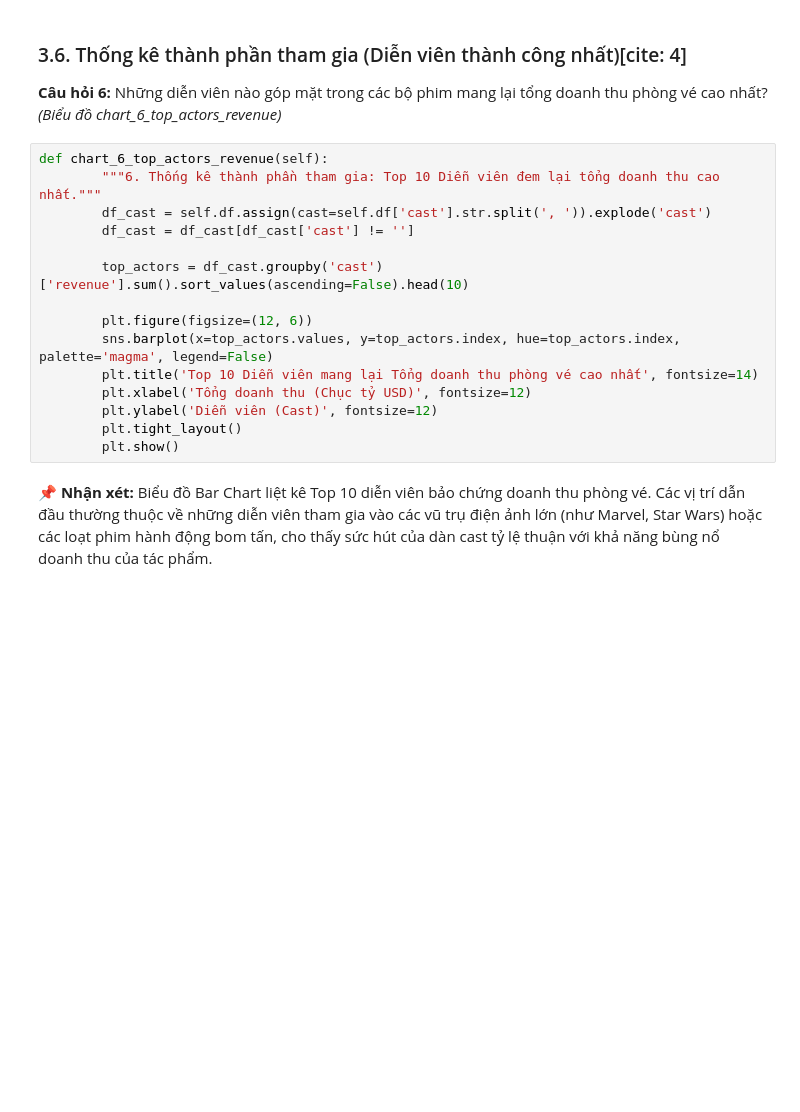
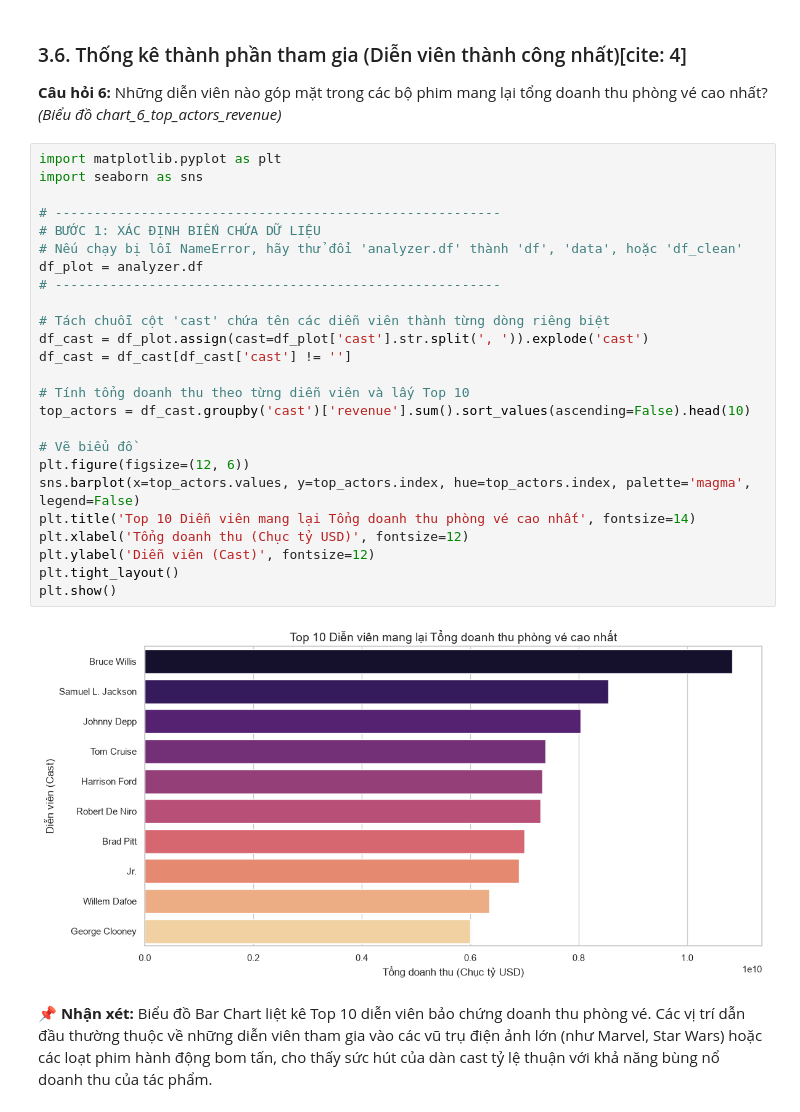
Before and after one commit to huychoida2007/phan-tich-du-lieu-dt16, a Jupyter notebook: main_notebook.ipynb, the cells around one changed output. Saved outputs shown, nothing was run; the diff lists cells and outputs as text; blank space fills up the shorter version.

```diff
--- a/main_notebook.ipynb
+++ b/main_notebook.ipynb
@@ -430,20 +430,32 @@ analyzer.chart_5_histogram_flops()
 **Câu hỏi 6:** Những diễn viên nào góp mặt trong các bộ phim mang lại tổng doanh thu phòng vé cao nhất?
 *(Biểu đồ chart_6_top_actors_revenue)*
 # %%
-def chart_6_top_actors_revenue(self):
-        """6. Thống kê thành phần tham gia: Top 10 Diễn viên đem lại tổng doanh thu cao nhất."""
-        df_cast = self.df.assign(cast=self.df['cast'].str.split(', ')).explode('cast')
-        df_cast = df_cast[df_cast['cast'] != '']
+import matplotlib.pyplot as plt
+import seaborn as sns
 
-        top_actors = df_cast.groupby('cast')['revenue'].sum().sort_values(ascending=False).head(10)
+# ---------------------------------------------------------
+# BƯỚC 1: XÁC ĐỊNH BIẾN CHỨA DỮ LIỆU
+# Nếu chạy bị lỗi NameError, hãy thử đổi 'analyzer.df' thành 'df', 'data', hoặc 'df_clean'
+df_plot = analyzer.df
+# ---------------------------------------------------------
 
-        plt.figure(figsize=(12, 6))
-        sns.barplot(x=top_actors.values, y=top_actors.index, hue=top_actors.index, palette='magma', legend=False)
-        plt.title('Top 10 Diễn viên mang lại Tổng doanh thu phòng vé cao nhất', fontsize=14)
-        plt.xlabel('Tổng doanh thu (Chục tỷ USD)', fontsize=12)
-        plt.ylabel('Diễn viên (Cast)', fontsize=12)
-        plt.tight_layout()
-        plt.show()
+# Tách chuỗi cột 'cast' chứa tên các diễn viên thành từng dòng riêng biệt
+df_cast = df_plot.assign(cast=df_plot['cast'].str.split(', ')).explode('cast')
+df_cast = df_cast[df_cast['cast'] != '']
+
+# Tính tổng doanh thu theo từng diễn viên và lấy Top 10
+top_actors = df_cast.groupby('cast')['revenue'].sum().sort_values(ascending=False).head(10)
+
+# Vẽ biểu đồ
+plt.figure(figsize=(12, 6))
+sns.barplot(x=top_actors.values, y=top_actors.index, hue=top_actors.index, palette='magma', legend=False)
+plt.title('Top 10 Diễn viên mang lại Tổng doanh thu phòng vé cao nhất', fontsize=14)
+plt.xlabel('Tổng doanh thu (Chục tỷ USD)', fontsize=12)
+plt.ylabel('Diễn viên (Cast)', fontsize=12)
+plt.tight_layout()
+plt.show()
+# %% [output]
+[figure, added]
 # %% [markdown]
 **📌 Nhận xét:** Biểu đồ Bar Chart liệt kê Top 10 diễn viên bảo chứng doanh thu phòng vé. Các vị trí dẫn đầu thường thuộc về những diễn viên tham gia vào các vũ trụ điện ảnh lớn (như Marvel, Star Wars) hoặc các loạt phim hành động bom tấn, cho thấy sức hút của dàn cast tỷ lệ thuận với khả năng bùng nổ doanh thu của tác phẩm.
 # %% [markdown]
```
Also changed, not shown: parts of 1 cell of this notebook.
